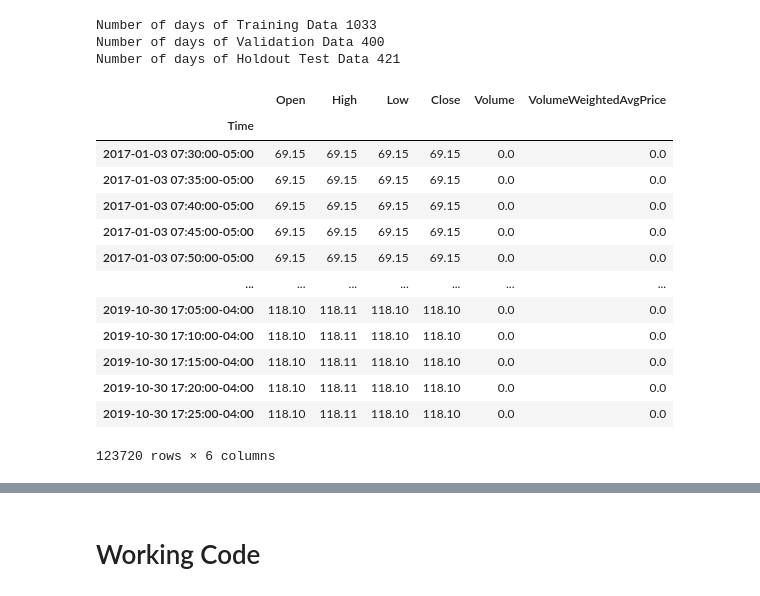
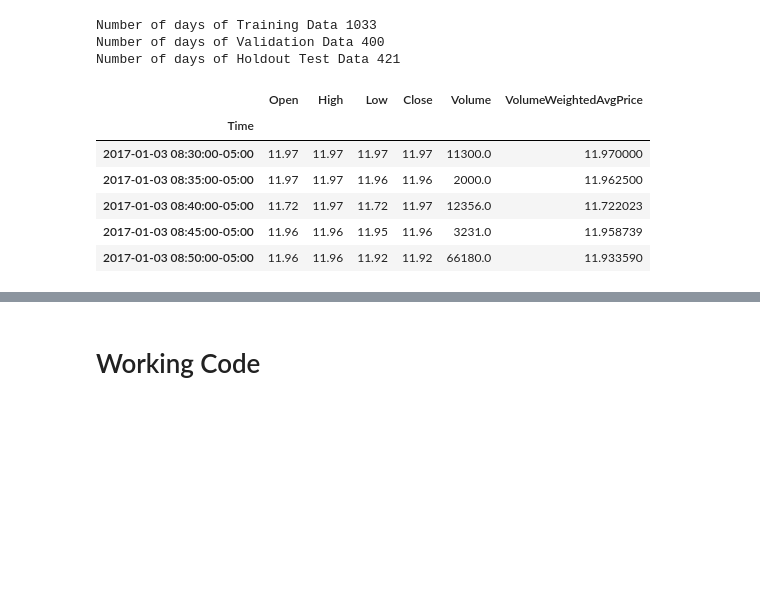
Before and after one commit to Cloblak/aipi540_deeplearning, a Jupyter notebook: 1D_CNN_Attempts/1D_CNN.ipynb, the cells around one changed output, grey strips where cells are left out. Saved outputs shown, nothing was run; the diff lists cells and outputs as text; code cells hidden in the pictures; blank space fills up the shorter version.

```diff
--- a/1D_CNN_Attempts/1D_CNN.ipynb
+++ b/1D_CNN_Attempts/1D_CNN.ipynb
@@ -175,7 +127,7 @@ test_end = date.today()
 test_delta = (test_end - test_start)
 print(f'Number of days of Holdout Test Data {test_delta.days}')
 
-ticker = "WMT" # Ticker Symbol to Test
+ticker = "USO" # Ticker Symbol to Test
 interval = "5Min" # Interval of bars
 train_day_int = train_delta.days # Size of training set (Jan 2010 - Oct 2017)
 val_day_int = val_day_num # Size of validation set
@@ -223,7 +175,7 @@ def timeFilterAndBackfill(df):
   dateTime_index_df["Time"] = dateTime_index
   filtered_df = pd.merge_asof(dateTime_index_df, df,
                               on='Time',
-                              direction='backward').set_index("Time").between_time('07:29','17:26')
+                              direction='backward').set_index("Time").between_time('08:29','16:26')
 
   volumeset_list = []
   prev_v = None
@@ -303,22 +255,15 @@ train = timeFilterAndBackfill(train)
 val = timeFilterAndBackfill(val)
 test = timeFilterAndBackfill(test)
 # %%
-train
+train.head()
 # %% [output]
 |  | Open | High | Low | Close | Volume | VolumeWeightedAvgPrice |
 | Time |  |  |  |  |  |  |
-| 2017-01-03 07:30:00-05:00 | 69.15 | 69.15 | 69.15 | 69.15 | 0.0 | 0.0 |
-| 2017-01-03 07:35:00-05:00 | 69.15 | 69.15 | 69.15 | 69.15 | 0.0 | 0.0 |
-| 2017-01-03 07:40:00-05:00 | 69.15 | 69.15 | 69.15 | 69.15 | 0.0 | 0.0 |
-| 2017-01-03 07:45:00-05:00 | 69.15 | 69.15 | 69.15 | 69.15 | 0.0 | 0.0 |
-| 2017-01-03 07:50:00-05:00 | 69.15 | 69.15 | 69.15 | 69.15 | 0.0 | 0.0 |
-| ... | ... | ... | ... | ... | ... | ... |
-| 2019-10-30 17:05:00-04:00 | 118.10 | 118.11 | 118.10 | 118.10 | 0.0 | 0.0 |
-| 2019-10-30 17:10:00-04:00 | 118.10 | 118.11 | 118.10 | 118.10 | 0.0 | 0.0 |
-| 2019-10-30 17:15:00-04:00 | 118.10 | 118.11 | 118.10 | 118.10 | 0.0 | 0.0 |
-| 2019-10-30 17:20:00-04:00 | 118.10 | 118.11 | 118.10 | 118.10 | 0.0 | 0.0 |
-| 2019-10-30 17:25:00-04:00 | 118.10 | 118.11 | 118.10 | 118.10 | 0.0 | 0.0 |
+| 2017-01-03 08:30:00-05:00 | 11.97 | 11.97 | 11.97 | 11.97 | 11300.0 | 11.970000 |
+| 2017-01-03 08:35:00-05:00 | 11.97 | 11.97 | 11.96 | 11.96 | 2000.0 | 11.962500 |
+| 2017-01-03 08:40:00-05:00 | 11.72 | 11.97 | 11.72 | 11.97 | 12356.0 | 11.722023 |
+| 2017-01-03 08:45:00-05:00 | 11.96 | 11.96 | 11.95 | 11.96 | 3231.0 | 11.958739 |
+| 2017-01-03 08:50:00-05:00 | 11.96 | 11.96 | 11.92 | 11.92 | 66180.0 | 11.933590 |
-123720 rows × 6 columns
 # %%
 train_tonp = train[["Open", "High", "Low", "Close", "Volume"]]
 val_tonp = val[["Open", "High", "Low", "Close", "Volume"]]
```
Also changed, not shown: parts of 101 cells of this notebook.
